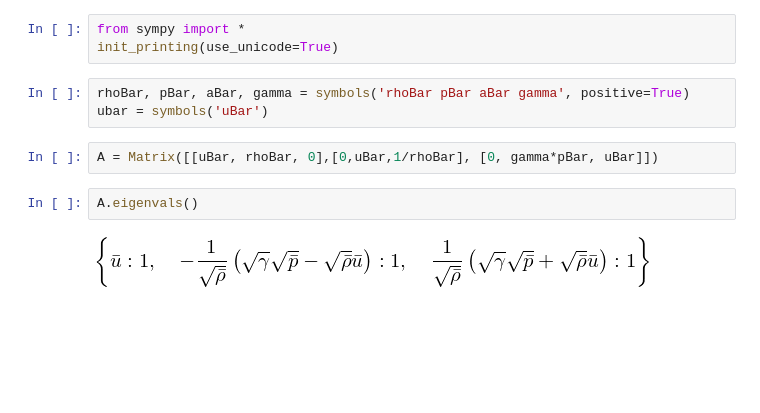
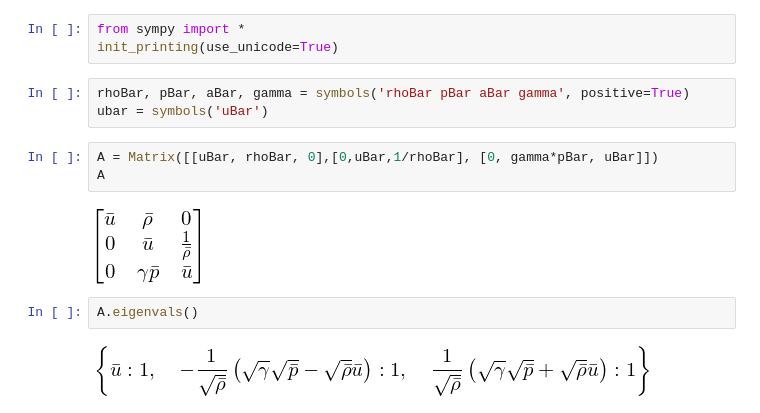
Before and after one commit to furstj/MMPP, a Jupyter notebook: lessons/04_linearni_system.ipynb, the cells around one changed output. Cells and saved outputs as stored; diff of their text form; blank space fills up the shorter version.

```diff
--- a/lessons/04_linearni_system.ipynb
+++ b/lessons/04_linearni_system.ipynb
@@ -90,6 +90,9 @@ rhoBar, pBar, aBar, gamma = symbols('rhoBar pBar aBar gamma', positive=True)
 ubar = symbols('uBar')
 # %%
 A = Matrix([[uBar, rhoBar, 0],[0,uBar,1/rhoBar], [0, gamma*pBar, uBar]])
+A
+# %% [output]
+[figure, added]
 # %%
 A.eigenvals()
 # %% [output]
```
Also changed, not shown: parts of 1 cell of this notebook.
